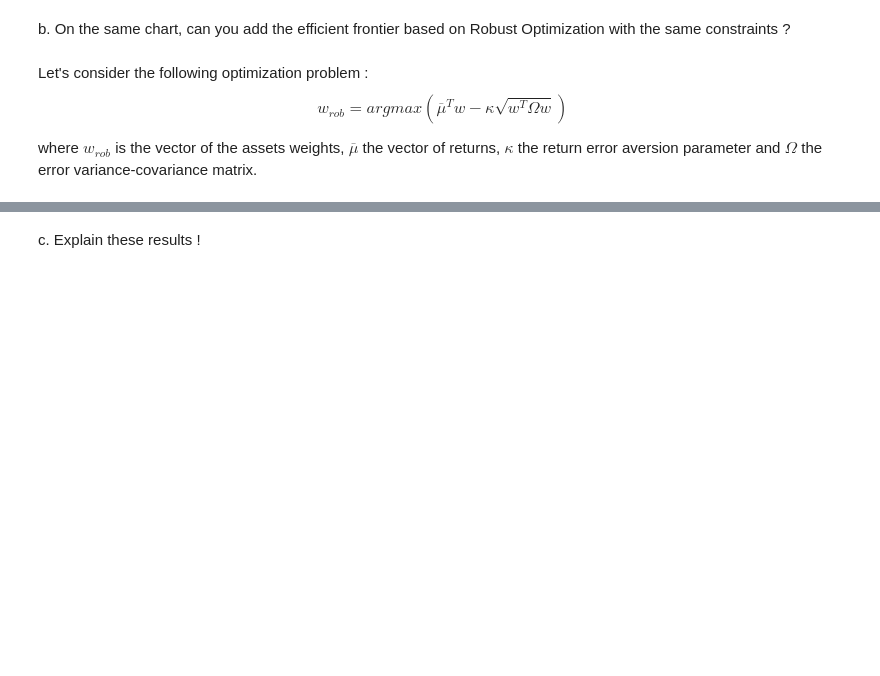
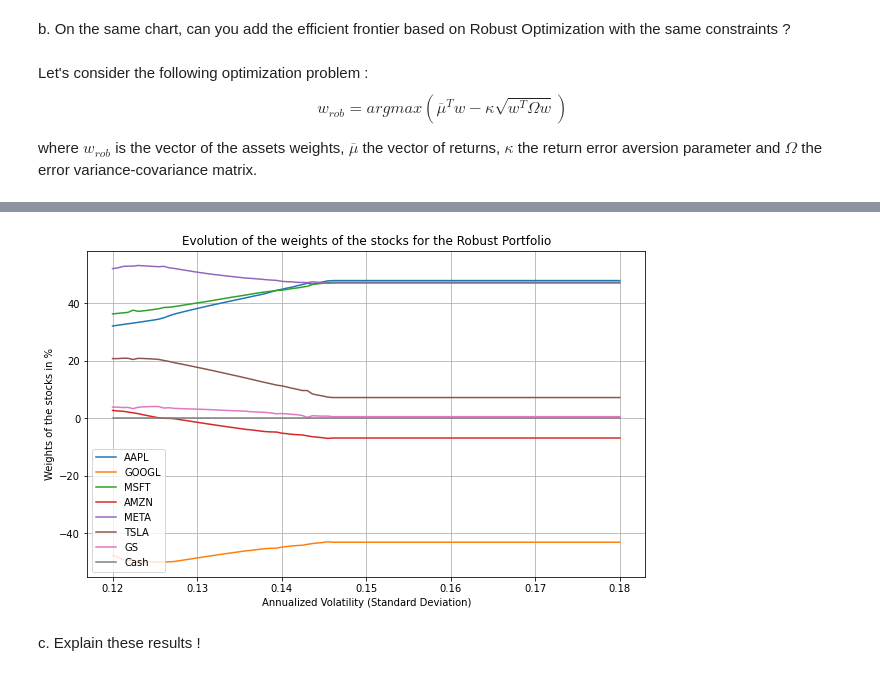
Before and after one commit to ethantrentin/Portfolio-Allocation, a Jupyter notebook: TP_à_rendre.ipynb, the cells around one changed output, grey strips where cells are left out. Cells and saved outputs as stored; diff of their text form; code cells hidden in the pictures; blank space fills up the shorter version.

```diff
--- a/TP_à_rendre.ipynb
+++ b/TP_à_rendre.ipynb
@@ -176,2 +196,18 @@ plt.show()
+# %%
+weights = np.array(robust_weights).T*100
+colors = plt.get_cmap("tab10").colors
+stocks = ["AAPL","GOOGL","MSFT","AMZN","META","TSLA","GS","Cash"]
+
+plt.figure(figsize=(10, 6))
+for stock in range(len(stocks)):
+    plt.plot(vector_risk, weights[stock], linestyle='-', color=colors[stock%len(colors)], label = f"{stocks[stock]}")
+plt.xlabel('Annualized Volatility (Standard Deviation)')
+plt.ylabel('Weights of the stocks in %')
+plt.title('Evolution of the weights of the stocks for the Robust Portfolio')
+plt.grid(True)
+plt.legend()
+plt.show()
+# %% [output]
+[figure, added]
 # %% [markdown]
 c. Explain these results !
```
Also changed, not shown: parts of 33 cells of this notebook.
